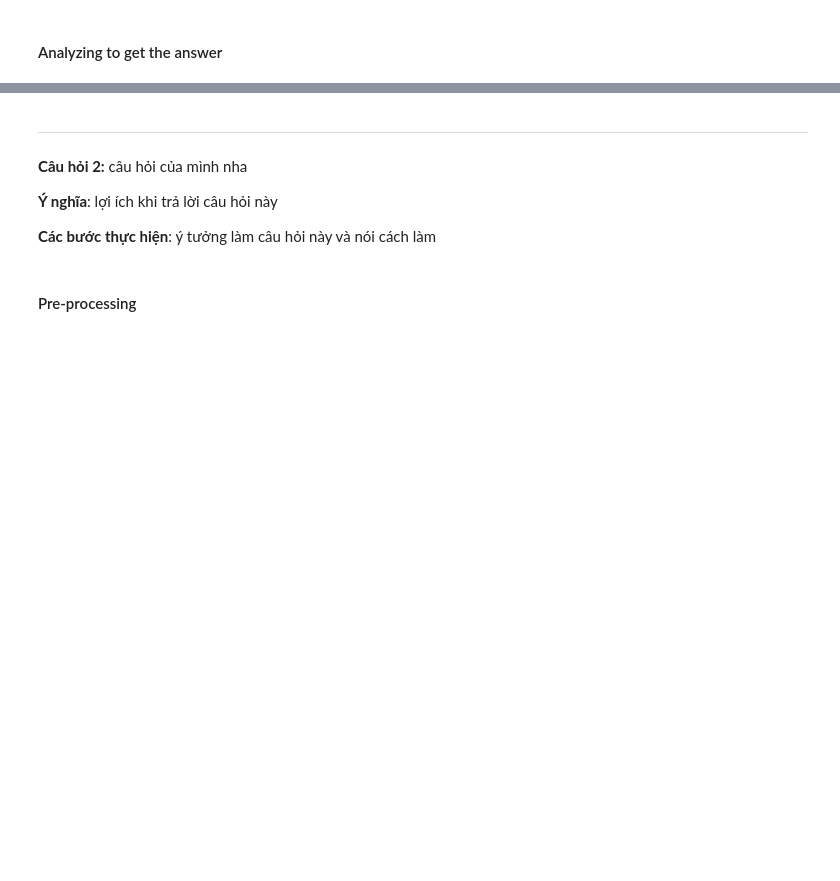
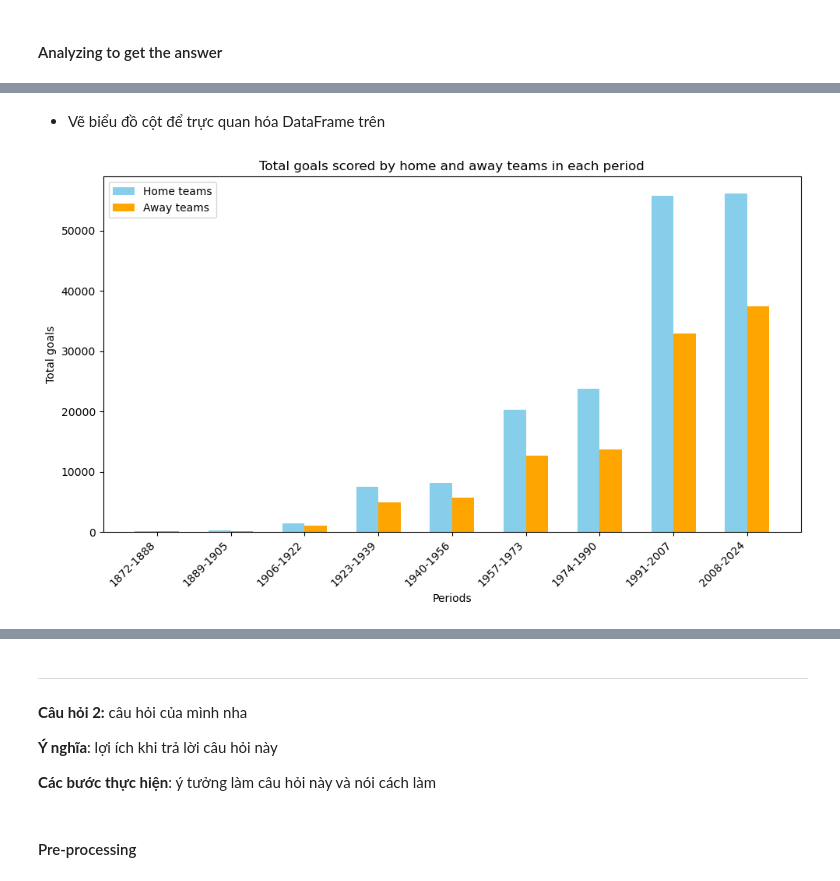
Before and after one commit to trgtanhh04/Programming4DS_Final, a Jupyter notebook: P4S.ipynb, the cells around one changed output, grey strips where cells are left out. Saved outputs shown, nothing was run; the diff lists cells and outputs as text; code cells hidden in the pictures; blank space fills up the shorter version.

```diff
--- a/P4S.ipynb
+++ b/P4S.ipynb
@@ -678,0 +725,5 @@ YOUR CODE HERE
+# %%
+periods = np.arange(1872, 2025, 17)
+list_str_periods = [f'{period}-{period + 16}' for period in periods]
+periods_goals = pd.DataFrame({'period': list_str_periods, 'home_teams_goals': 0, 'away_teams_goals': 0})
+periods_goals
@@ -678,0 +743,10 @@ YOUR CODE HERE
+# %%
+for idx, start_year in enumerate(periods):
+    end_year = start_year + 16
+
+    # Lọc dữ liệu trong từng giai đoạn
+    period_data = df[(df['date'].dt.year >= start_year) & (df['date'].dt.year <= end_year)]
+
+    # Cập nhật số bàn thắng cho đội chủ nhà và đội khách
+    periods_goals.loc[idx, 'home_teams_goals'] = period_data['home_score'].sum()
+    periods_goals.loc[idx, 'away_teams_goals'] = period_data['away_score'].sum()
@@ -678,0 +766,24 @@ YOUR CODE HERE
+# %% [markdown]
+- Vẽ biểu đồ cột để trực quan hóa DataFrame trên
+# %%
+fig, ax = plt.subplots(figsize=(10, 6))
+
+bar_width = 0.3 # Độ rộng của cột
+# Tạo mảng chỉ mục để xác định vị trí của các cột
+index = np.arange(len(periods_goals))
+
+bar1 = ax.bar(index, periods_goals['home_teams_goals'], bar_width, label='Home teams', color='skyblue')
+bar2 = ax.bar(index + bar_width, periods_goals['away_teams_goals'], bar_width, label='Away teams', color='orange')
+
+ax.set_xlabel('Periods')
+ax.set_ylabel('Total goals')
+ax.set_title('Total goals scored by home and away teams in each period')
+ax.set_xticks(index + bar_width / 2)
+ax.set_xticklabels(periods_goals['period'], rotation=45, ha='right')
+
+ax.legend()
+
+plt.tight_layout()
+plt.show()
+# %% [output]
+[figure, added]
```
Also changed, not shown: parts of 104 cells of this notebook.
